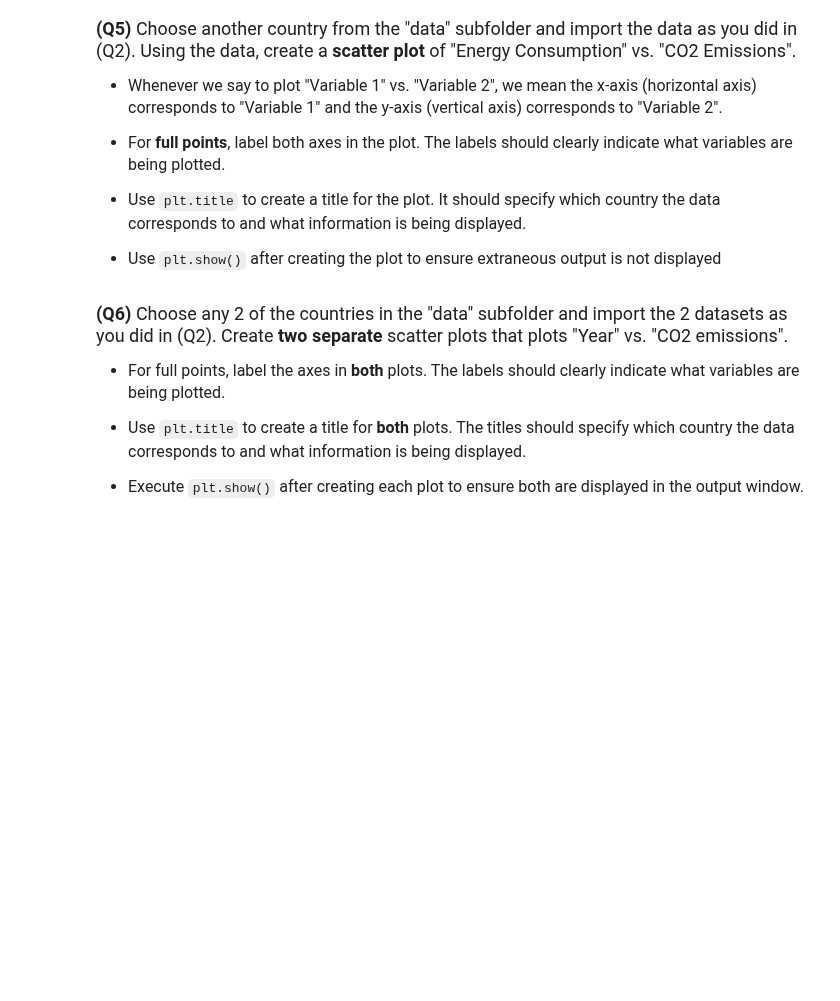
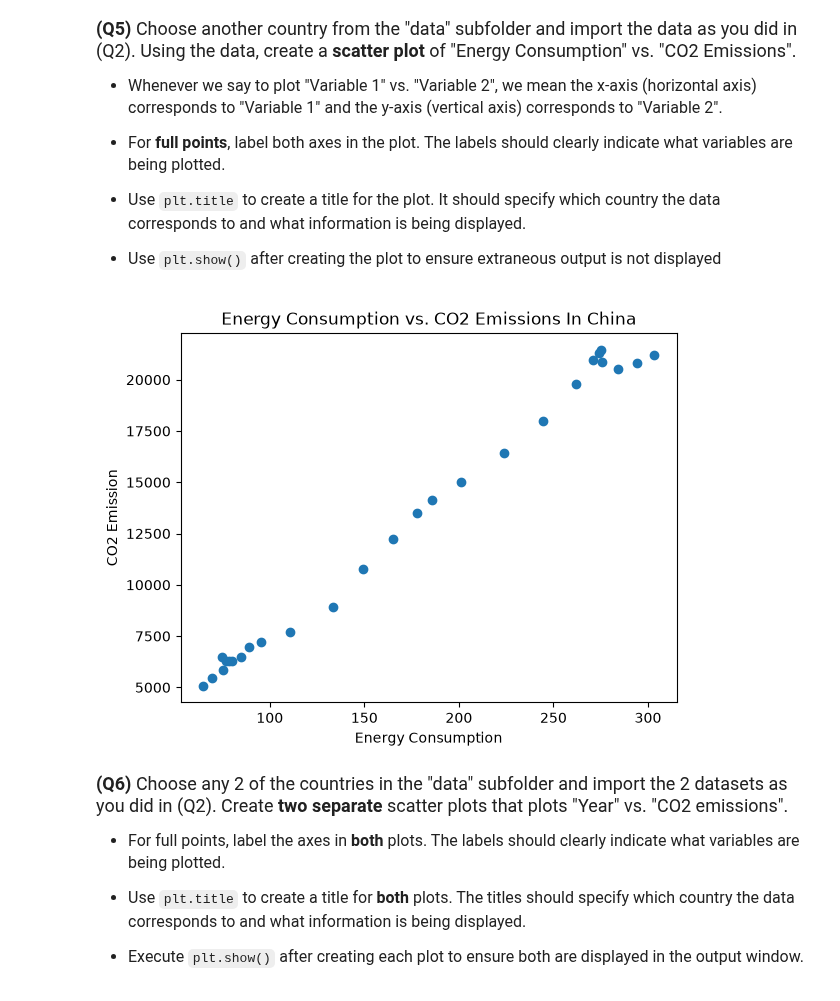
Before and after one commit to adamkeos/datasci151fall2026, a Jupyter notebook: _assignments/assignment_2/Assignment2.ipynb, the cells around one changed output. Saved outputs shown, nothing was run; the diff lists cells and outputs as text; code cells hidden in the pictures; blank space fills up the shorter version.

```diff
--- a/_assignments/assignment_2/Assignment2.ipynb
+++ b/_assignments/assignment_2/Assignment2.ipynb
@@ -102,3 +126,15 @@ us_emissions["CO2_emission"].describe()
+# %%
+# Write your answer
+china_emission = pandas.read_csv('data/china_emission.csv')
+
+matplotlib.pyplot.scatter(x = china_emission['Energy_consumption'], y = china_emission['CO2_emission'],)
+matplotlib.pyplot.xlabel("Energy Consumption")
+matplotlib.pyplot.ylabel("CO2 Emission")
+matplotlib.pyplot.title("Energy Consumption vs. CO2 Emissions In China")
+
+matplotlib.pyplot.show()
+# %% [output]
+[figure, added]
 # %% [markdown]
 <font size = "4">
 
```
Also changed, not shown: parts of 8 cells of this notebook.
